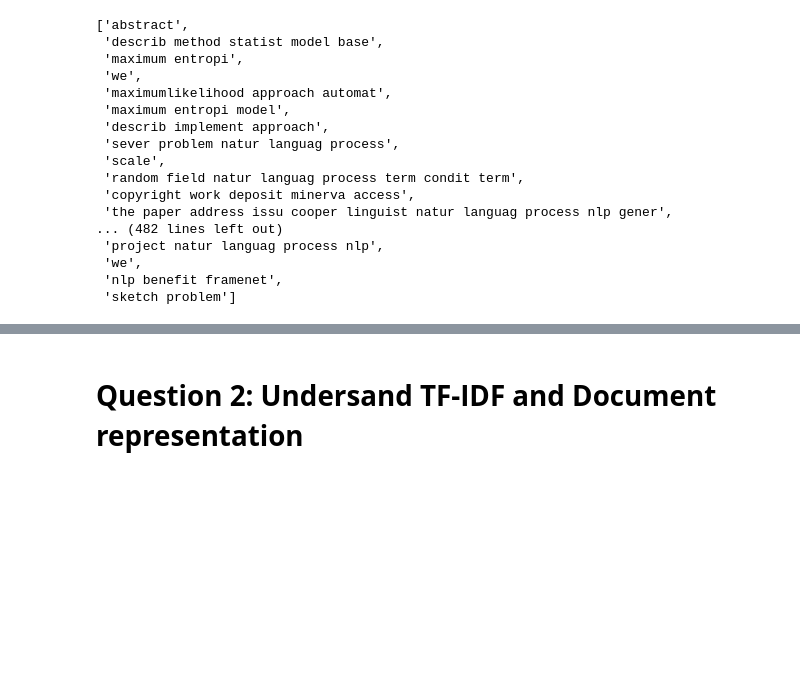
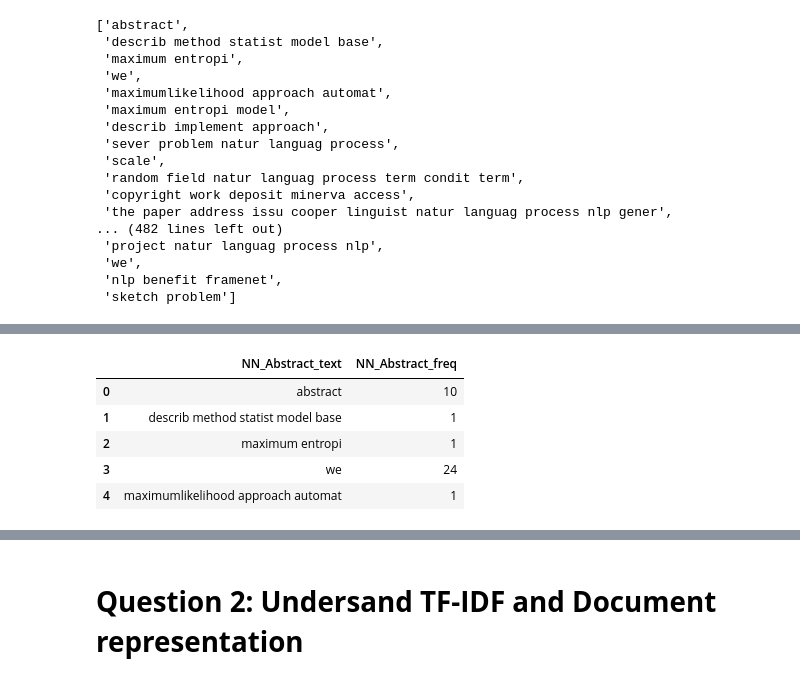
Before and after one commit to prithvikolla/Compuational_Methods_INFO5731, a Jupyter notebook: Assignment/INFO_5731_Assignment_3.ipynb, the cells around one changed output, grey strips where cells are left out. Drawn from its saved outputs; the diff is of its cells as text; code cells hidden in the pictures; blank space fills up the shorter version.

```diff
--- a/Assignment/INFO_5731_Assignment_3.ipynb
+++ b/Assignment/INFO_5731_Assignment_3.ipynb
@@ -313,0 +341,9 @@ NN_Abstract_text
+# %%
+df7.head()
+# %% [output]
+|  | NN_Abstract_text | NN_Abstract_freq |
+| 0 | abstract | 10 |
+| 1 | describ method statist model base | 1 |
+| 2 | maximum entropi | 1 |
+| 3 | we | 24 |
+| 4 | maximumlikelihood approach automat | 1 |
```
Also changed, not shown: parts of 7 cells of this notebook.
